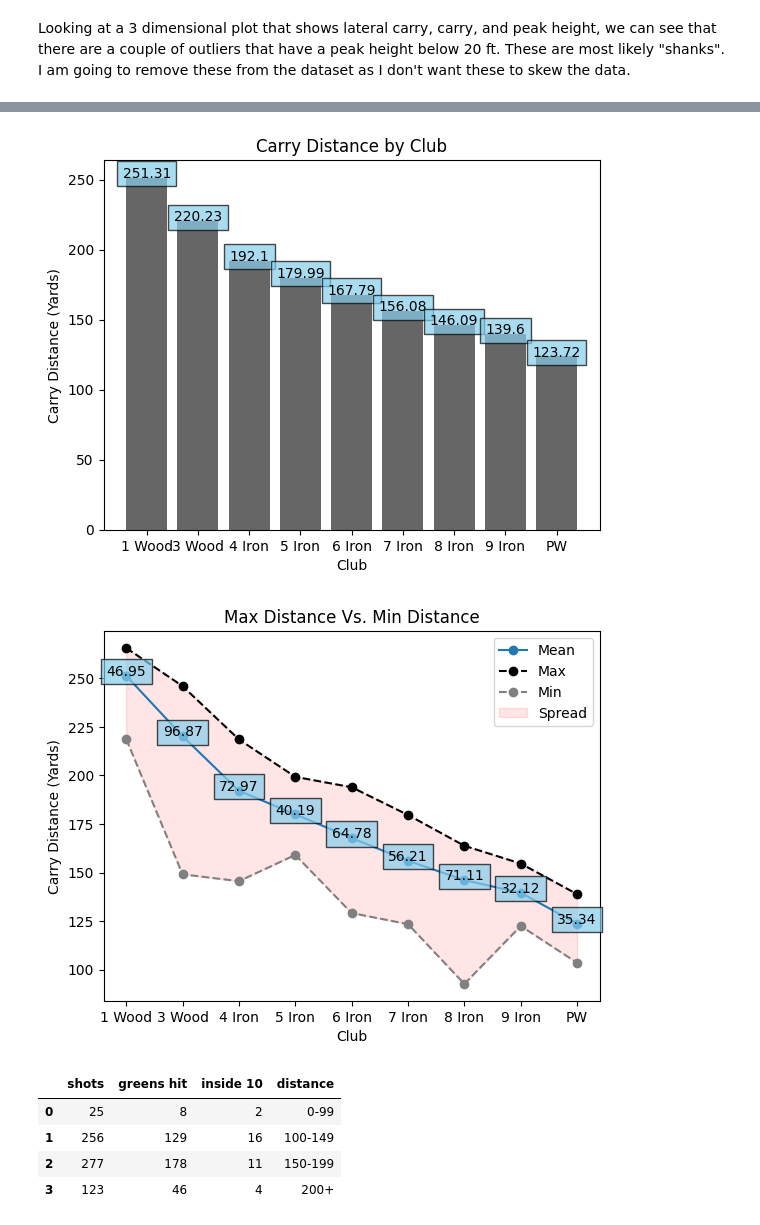
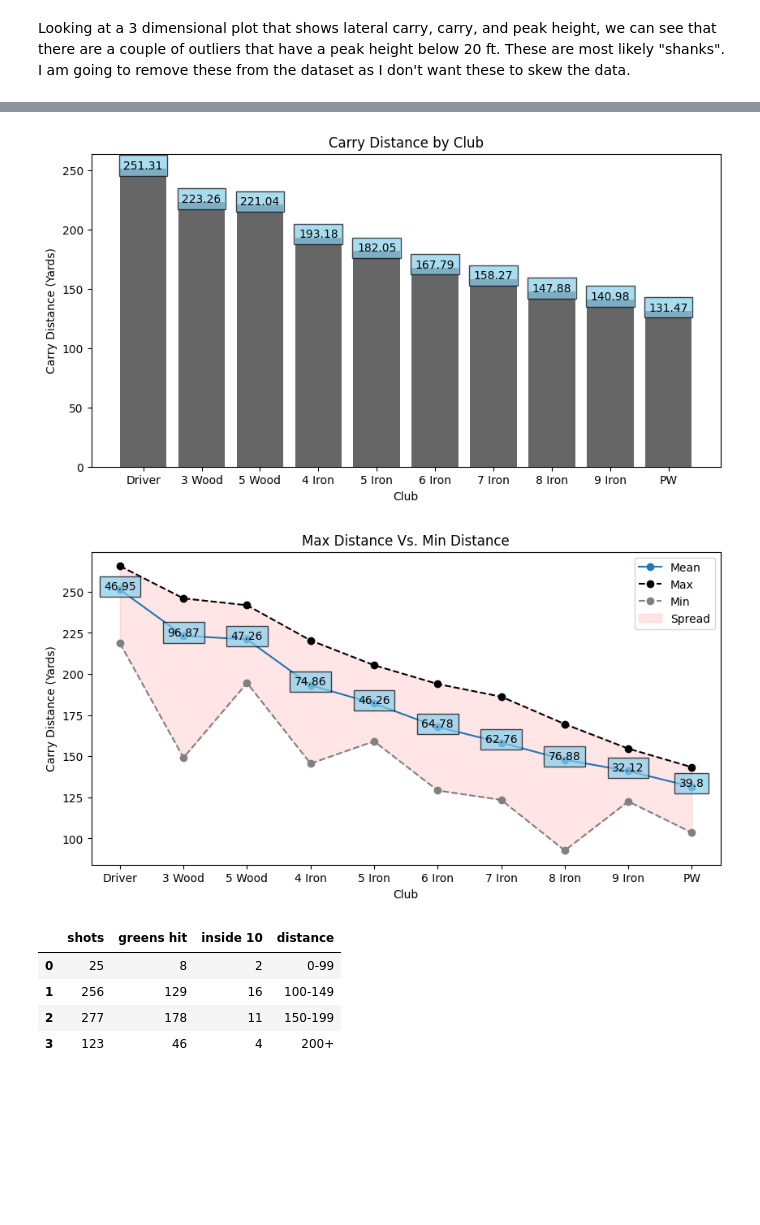
Before and after one commit to joja4479/Golf-Shot-Analysis, a Jupyter notebook: golf_shot_analysis.ipynb, the cells around one changed output, grey strips where cells are left out. Cells and saved outputs as stored; diff of their text form; code cells hidden in the pictures; blank space fills up the shorter version.

```diff
--- a/golf_shot_analysis.ipynb
+++ b/golf_shot_analysis.ipynb
@@ -189,5 +188,6 @@ memory usage: 74.9+ KB
 # %%
 # getting a list of all of the clubs that data was collected for
+df = df[df['Club Type'] != '1 Iron']
 df['Club Type'].unique()
 # %% [output]
 array(['6 Iron', '7 Iron', '5 Iron', 'PW', '8 Iron', '4 Iron', '3 Wood',
@@ -195,9 +195,16 @@ array(['6 Iron', '7 Iron', '5 Iron', 'PW', '8 Iron', '4 Iron', '3 Wood',
 # %% [markdown]
 Now I will use visualizations to look at the data. First I want to confirm that we have a roughly equal number of shots collected for each club. The below graph shows that we need to collect more data for the 8 and 9 irons as well as the PW. Unfortunately my 3 iron broke during testing so I cannot collect any more data for it. I will remove the 3 iron from the dataframe.
+# %%
+#df.replace('Driver', '1 Wood', inplace=True)
+
+def fixIndexes(s):
+    new_index = ['Driver', '3 Wood', '5 Wood', '4 Iron','5 Iron','6 Iron','7 Iron','8 Iron','9 Iron','PW']
+    s = s.reindex(new_index)
+    return s
 # %%
-df.replace('Driver', '1 Wood', inplace=True)
 value_counts = df['Club Type'].value_counts()
-value_counts
+value_counts = fixIndexes(value_counts)
+plt.figure(figsize=(10, 5))
 plt.bar(value_counts.index, value_counts)
 plt.ylabel('Shot Count')
 plt.xlabel('Club')
@@ -330,12 +337,17 @@ min_by_club = min_by_club.rename({'Pitching Wedge': 'PW'})
 max_by_club = round(df.groupby('Club Type')['Carry Distance'].max(), 2)
 max_by_club
 max_by_club = max_by_club.rename({'Pitching Wedge': 'PW'})
+
+mean_by_club = fixIndexes(mean_by_club)
+max_by_club = fixIndexes(max_by_club)
+min_by_club = fixIndexes(min_by_club)
 # %%
 def addlabels(x,y):
     for i in range(len(x)):
         plt.text(i, y[i], y[i], ha = 'center', bbox = dict(facecolor = 'skyblue', alpha =.7, mouseover=True))
 # %%
 colors = plt.cm.Accent(df['Club Color'])
+plt.figure(figsize=(10, 5))
 plt.bar(mean_by_club.index, mean_by_club.values, color=colors)
 addlabels(mean_by_club.index, mean_by_club.values)
 plt.ylabel('Carry Distance (Yards)')
@@ -344,30 +356,30 @@ plt.title('Carry Distance by Club')
 mplc.cursor(hover=True)
 plt.show()
 # %% [output]
-[figure, old version]
+[figure, new version]
 # %%
 def addlabelMidpoint(x,y):
     for i in range(len(x)):
         plt.text(i, mean_by_club.values[i], round(y[i],2), ha = 'center', bbox = dict(facecolor = 'skyblue', alpha =.7, mouseover=True))
 
 # Calculate distance and midpoint (example at x=3)
 distance = max_by_club.values - min_by_club.values
 midpoint = (max_by_club.values - min_by_club.values)/2
-
+plt.figure(figsize=(10, 5))
 addlabelMidpoint(mean_by_club.index, distance)
 
 plt.plot(mean_by_club.index, mean_by_club.values, marker='o')
 plt.plot(max_by_club.index, max_by_club.values, color='black', linestyle='--', marker='o')
 plt.plot(min_by_club.index, min_by_club.values, color='grey', linestyle='--', marker='o')
 plt.fill_between(mean_by_club.index, max_by_club.values, min_by_club.values, alpha=0.1, color='red')
 
 plt.title('Max Distance Vs. Min Distance')
 plt.legend(['Mean', 'Max', 'Min', 'Spread'])
 plt.xlabel('Club')
 plt.ylabel('Carry Distance (Yards)')
 plt.show()
 # %% [output]
-[figure, old version]
+[figure, new version]
 # %%
 approach_data = {
     "shots": [25, 256,277,123],
```
Also changed, not shown: parts of 15 cells of this notebook.
